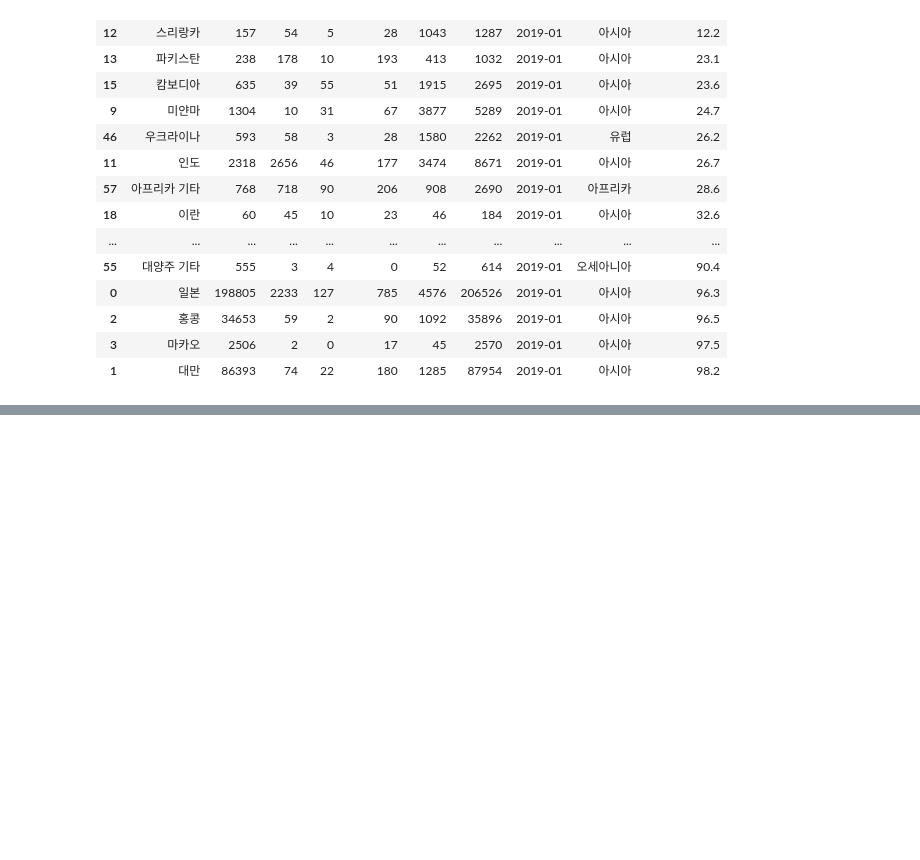
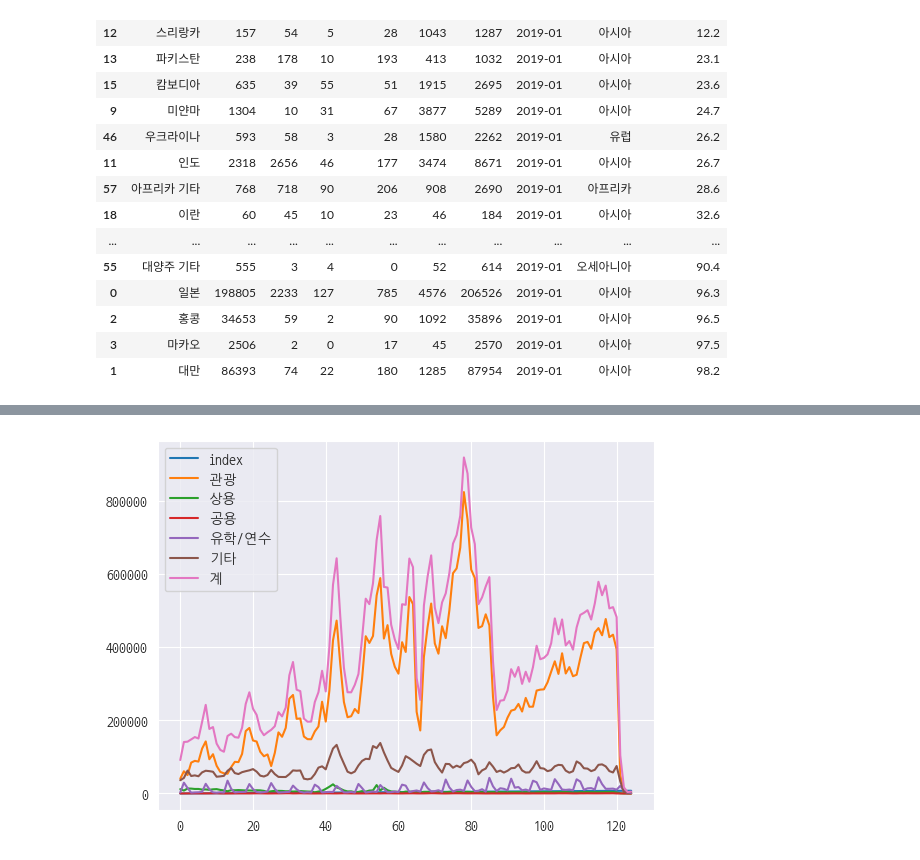
Before and after one commit to vinca0224/bigdata-analysis-2024, a Jupyter notebook: day03/da09_코로나바이러스영향_중국인관광객수_감소분석.ipynb, the cells around one changed output, grey strips where cells are left out. Drawn from its saved outputs; the diff is of its cells as text; code cells hidden in the pictures; blank space fills up the shorter version.

```diff
--- a/day03/da09_코로나바이러스영향_중국인관광객수_감소분석.ipynb
+++ b/day03/da09_코로나바이러스영향_중국인관광객수_감소분석.ipynb
@@ -375,0 +686,6 @@ kto_201901_countries.sort_values(by='관광객 비율(%)', ascending=True)
+# %%
+## pandas DF를 자동으로 차트로 만들어 주는 것
+df_china.plot()
+plt.show()
+# %% [output]
+[figure, added]
```
Also changed, not shown: parts of 42 cells of this notebook, 3 other files.
